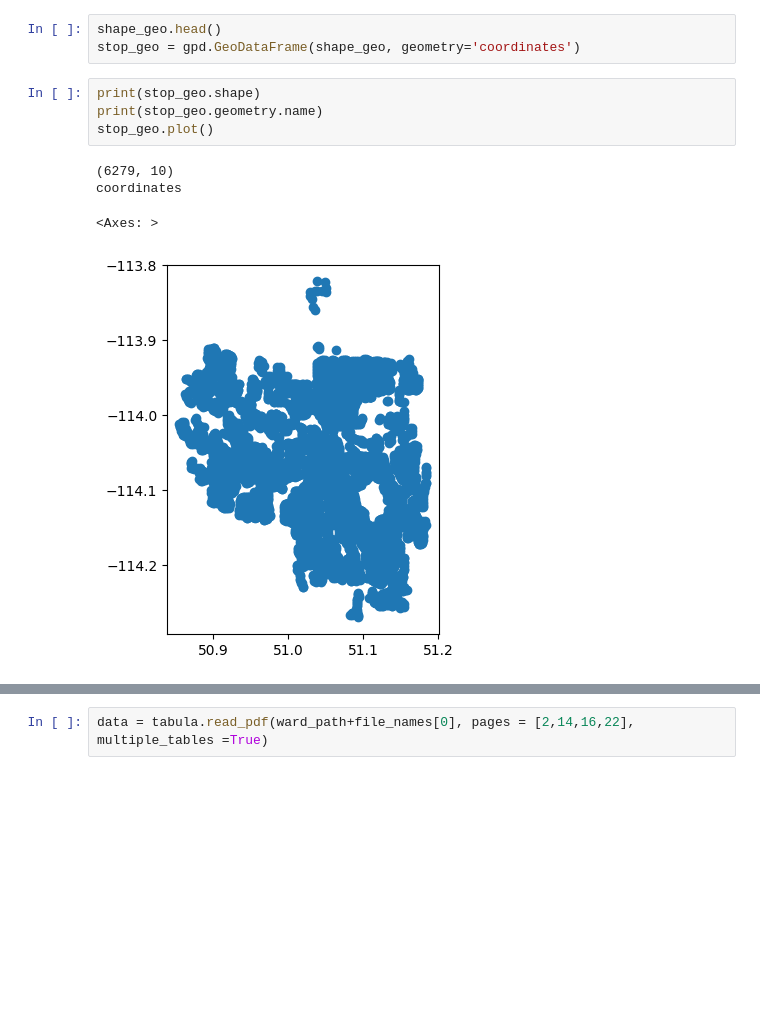
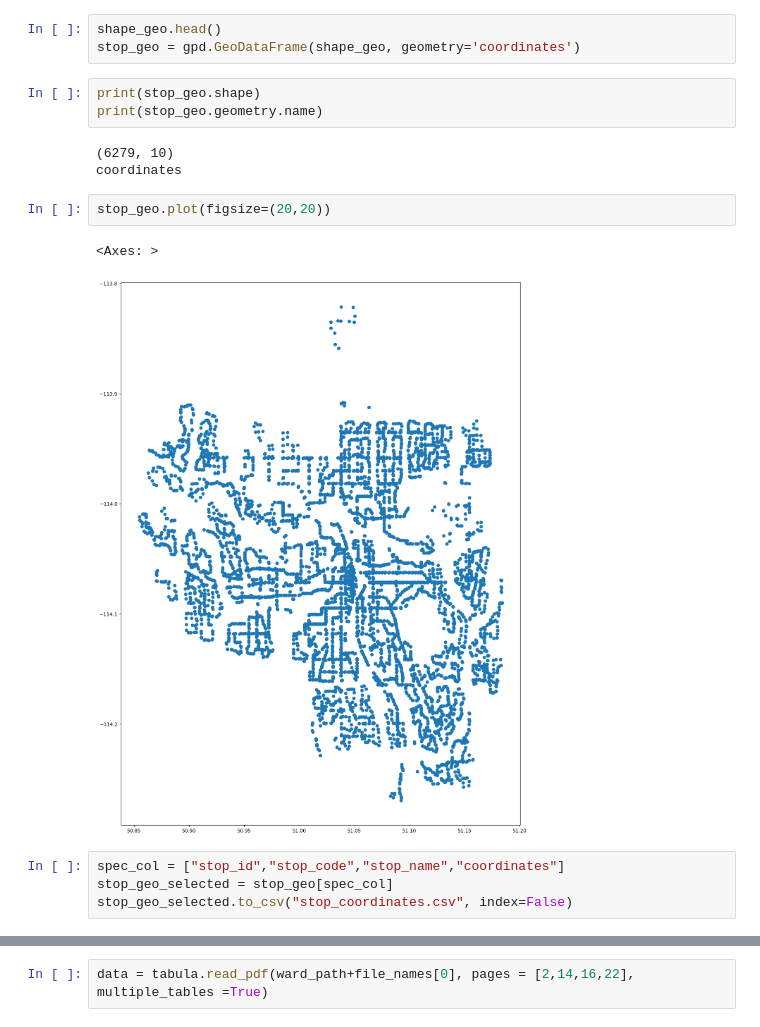
Before and after one commit to sulemanbasit/Calgary-Transit-Economic-Gap-Analysis, a Jupyter notebook: ctga.ipynb, the cells around one changed output, grey strips where cells are left out. Saved outputs shown, nothing was run; the diff lists cells and outputs as text; blank space fills up the shorter version.

Commit message:
created csv for stop and images

```diff
--- a/ctga.ipynb
+++ b/ctga.ipynb
@@ -43,12 +43,18 @@ stop_geo = gpd.GeoDataFrame(shape_geo, geometry='coordinates')
 # %%
 print(stop_geo.shape)
 print(stop_geo.geometry.name)
-stop_geo.plot()
 # %% [output]
 (6279, 10)
 coordinates
-<Axes: >
-[figure, removed]
+# %%
+stop_geo.plot(figsize=(20,20))
+# %% [output]
+<Axes: >
+[figure, added]
+# %%
+spec_col = ["stop_id","stop_code","stop_name","coordinates"]
+stop_geo_selected = stop_geo[spec_col]
+stop_geo_selected.to_csv("stop_coordinates.csv", index=False)
 # %%
 community_path = os.getcwd() + "/Community Profiles/"
 ward_path = os.getcwd() + "/ward_profiles/"
```
Also changed, not shown: parts of 1 cell of this notebook, 5 other files.
